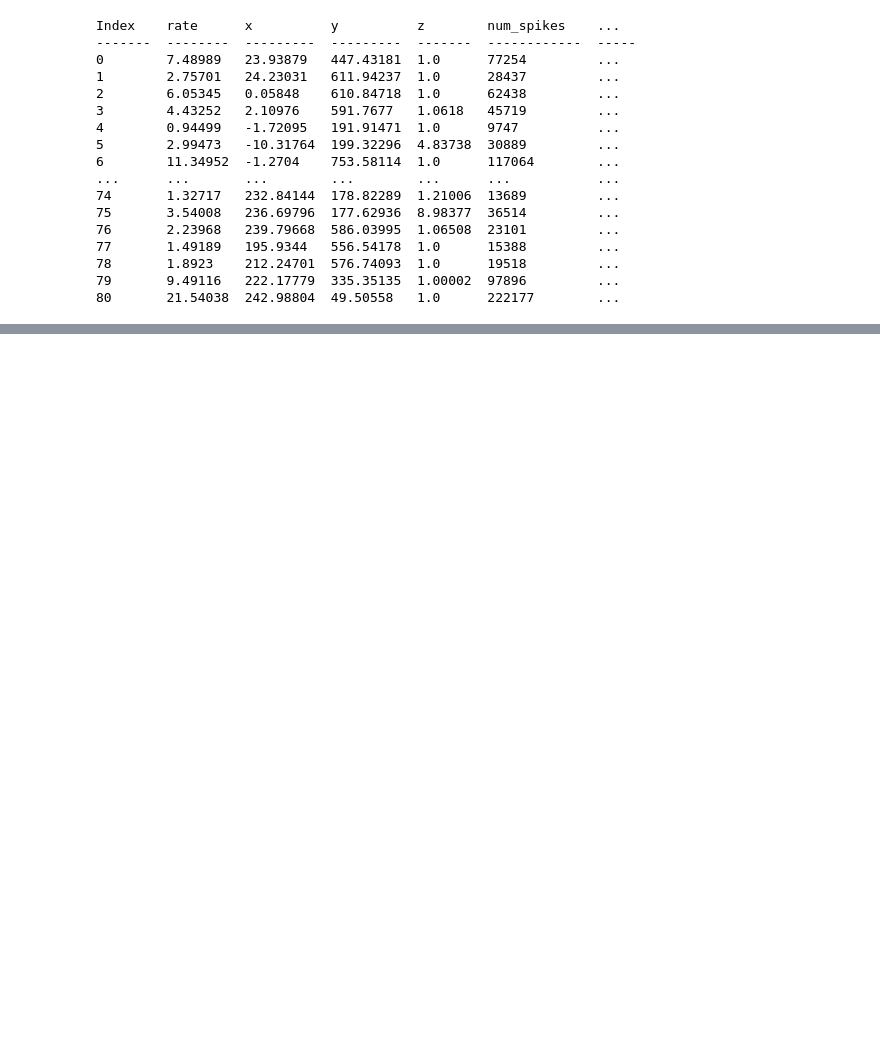
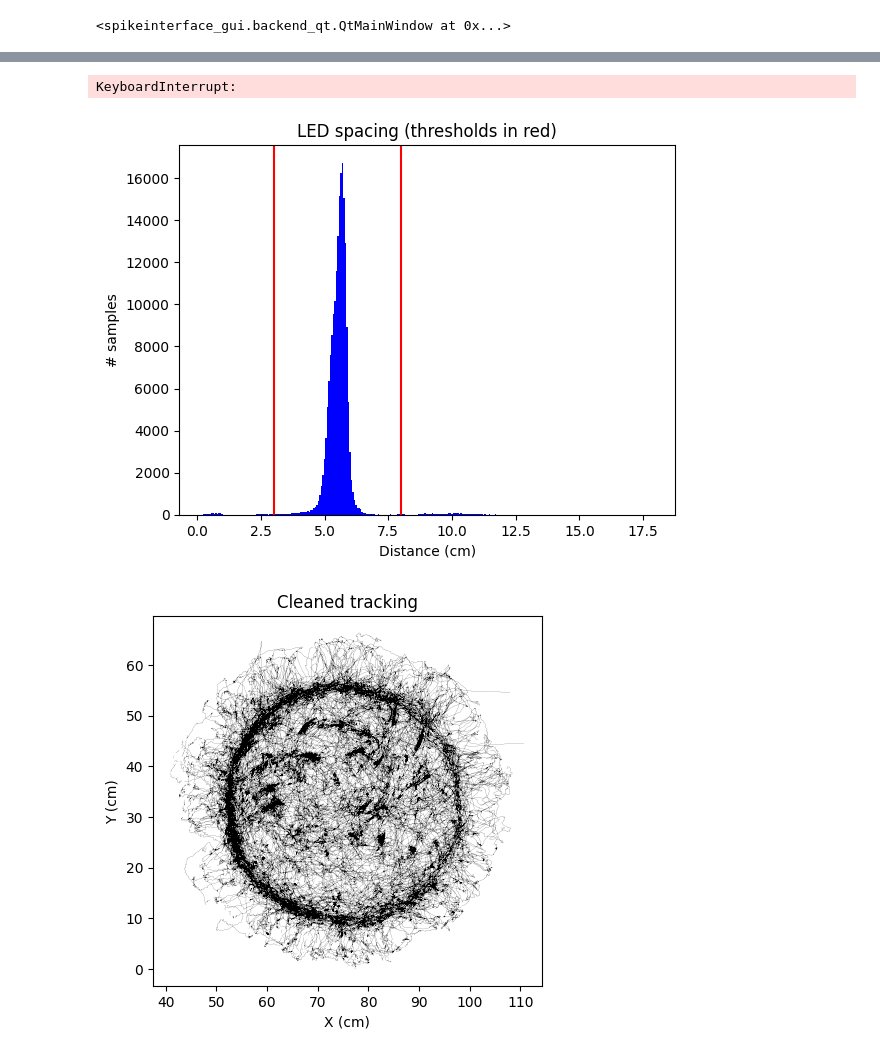
Before and after one commit to Wood-Dudchenko-lab/woodsort, a Jupyter notebook: user_pipelines/Pipeline_H7100.ipynb, the cells around one changed output, grey strips where cells are left out. Saved outputs shown, nothing was run; the diff lists cells and outputs as text; code cells hidden in the pictures; blank space fills up the shorter version.

```diff
--- a/user_pipelines/Pipeline_H7100.ipynb
+++ b/user_pipelines/Pipeline_H7100.ipynb
@@ -180,27 +126,44 @@ Curation applied
-# %%
-# Apply curation and export to pynapple
-
-units = hf.export_to_pynapple(
-    sorting_analyzer_or_sorting=analyzer,
-    attach_unit_metadata=True
-)
-
-print(units)
-# %% [output]
-Index    rate      x          y          z        num_spikes    ...
--------  --------  ---------  ---------  -------  ------------  -----
-0        7.48989   23.93879   447.43181  1.0      77254         ...
-1        2.75701   24.23031   611.94237  1.0      28437         ...
-2        6.05345   0.05848    610.84718  1.0      62438         ...
-3        4.43252   2.10976    591.7677   1.0618   45719         ...
-4        0.94499   -1.72095   191.91471  1.0      9747          ...
-5        2.99473   -10.31764  199.32296  4.83738  30889         ...
-6        11.34952  -1.2704    753.58114  1.0      117064        ...
-...      ...       ...        ...        ...      ...           ...
-74       1.32717   232.84144  178.82289  1.21006  13689         ...
-75       3.54008   236.69796  177.62936  8.98377  36514         ...
-76       2.23968   239.79668  586.03995  1.06508  23101         ...
-77       1.49189   195.9344   556.54178  1.0      15388         ...
-78       1.8923    212.24701  576.74093  1.0      19518         ...
-79       9.49116   222.17779  335.35135  1.00002  97896         ...
-80       21.54038  242.98804  49.50558   1.0      222177        ...
+# %%
+### Sanity check: apply curation to analyzer
+
+# default curation path
+curation_path = analyzer_path / "spikeinterface_gui/curation_data.json"
+with open(curation_path, "r") as f:
+    curation_dict = json.load(f)
+
+curated_analyzer = si.apply_curation(analyzer, curation_dict, merging_mode='soft')
+run_mainwindow(curated_analyzer, mode="desktop", curation=True)
+# %% [output]
+<spikeinterface_gui.backend_qt.QtMainWindow at 0x...>
+# %%
+### Get other data from the recording ###
+
+# get epochs
+epochs = woodsort.helper_functions.get_epochs_openephys(
+    recfolder_path,
+    save_path =recfolder_path)
+
+# get OpenEphys metadata
+woodsort.helper_functions.get_metadata_openephys(
+        recfolder_path,
+        save_path =recfolder_path)
+
+# align tracking
+aligned_tracking = woodsort.tracking.align_tracking_bonsai(
+    recfolder_path=recfolder_path,
+    ttl_channel=ttl_channel,
+    column_names=column_names,
+    save_path=recfolder_path)
+
+# process tracking
+processed_tracking = woodsort.tracking.process_tracking_bonsai(
+        aligned_tracking,
+        pixel_width=pixel_width,      # conversion factor: cm per pixel
+        min_spacing=min_spacing,      # minimum allowed LED spacing (cm)
+        max_spacing=max_spacing,
+        save_path=recfolder_path,  # maximum allowed LED spacing (cm)
+        plot=True)             # whether to show diagnostic plot
+
+# Extract LFP
+woodsort.lfp.extract_lfp_openephys(recfolder_path)
+# %% [output]
@@ -206,0 +187,3 @@ Index    rate      x          y          z        num_spikes    ...
+KeyboardInterrupt:
+[figure, new version]
+[figure, new version]
```
Also changed, not shown: parts of 9 cells of this notebook, 11 other files.
